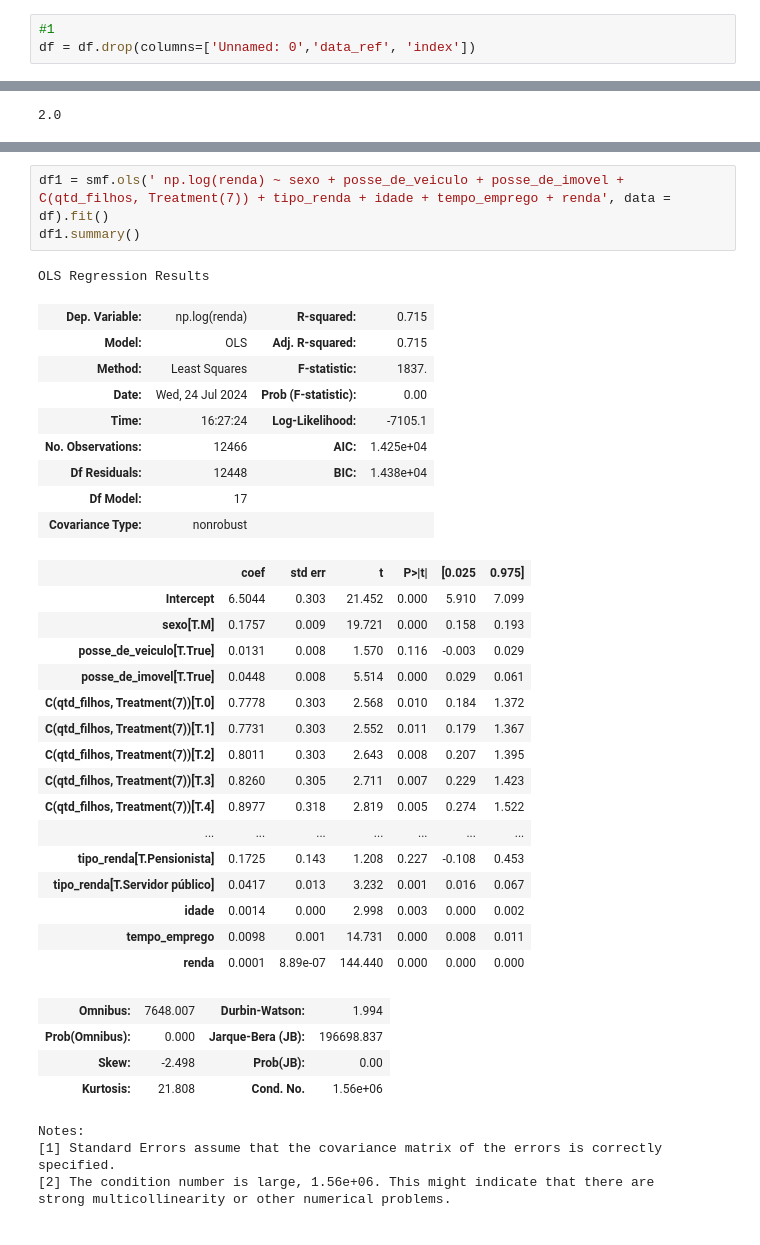
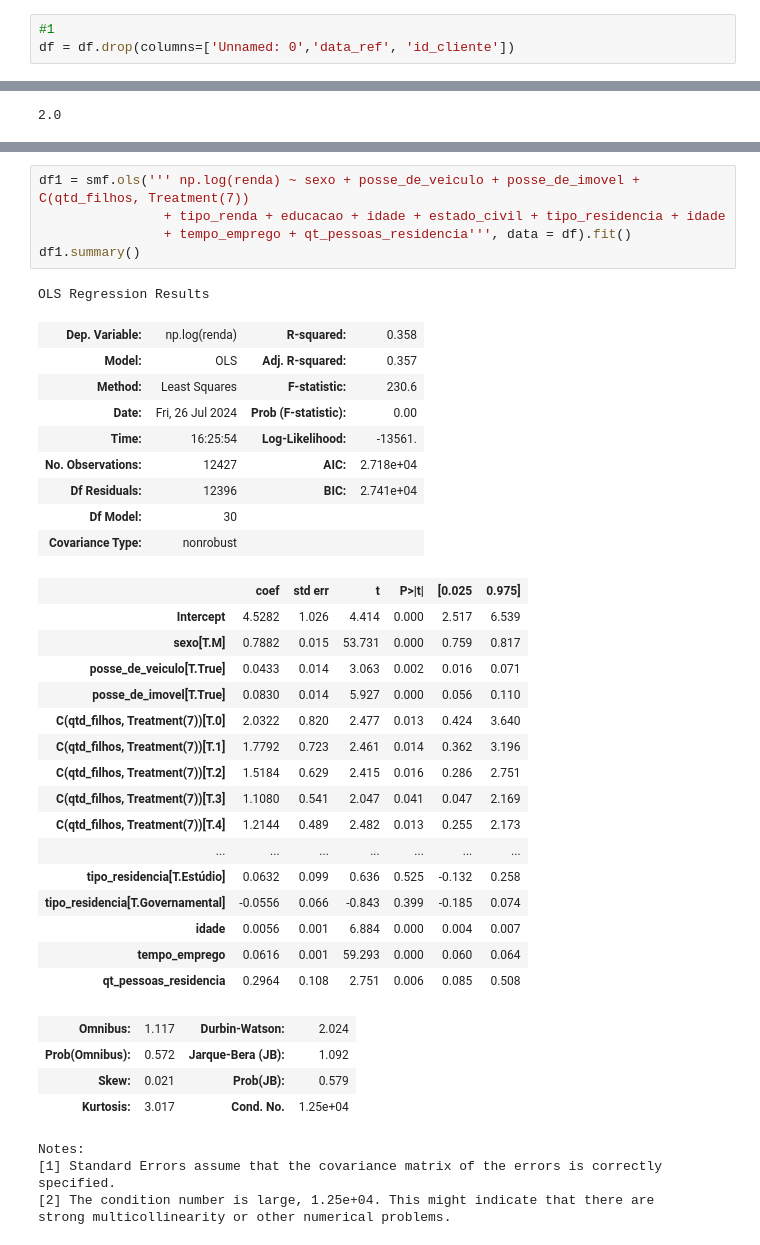
Before and after one commit to Vitor-GS-commits/Ciencia-de-Dados, a Jupyter notebook: Desenvolvimento de aplicações com Python/Regressâo II/Mod13_Tarefa_I(1).ipynb, the cells around one changed output, grey strips where cells are left out. Saved outputs shown, nothing was run; the diff lists cells and outputs as text.

```diff
--- a/Desenvolvimento de aplicações com Python/Regressâo II/Mod13_Tarefa_I(1).ipynb
+++ b/Desenvolvimento de aplicações com Python/Regressâo II/Mod13_Tarefa_I(1).ipynb
@@ -82,7 +84,7 @@ Index(['Unnamed: 0', 'data_ref', 'index', 'sexo', 'posse_de_veiculo',
       dtype='object')
 # %%
 #1
-df = df.drop(columns=['Unnamed: 0','data_ref', 'index'])
+df = df.drop(columns=['Unnamed: 0','data_ref', 'id_cliente'])
 # %%
 df.info()
 # %% [output]
@@ -132,38 +140,40 @@ Name: count, dtype: int64
 # %%
-df1 = smf.ols(' np.log(renda) ~ sexo + posse_de_veiculo + posse_de_imovel + C(qtd_filhos, Treatment(7)) + tipo_renda + idade + tempo_emprego + renda', data = df).fit()
+df1 = smf.ols(''' np.log(renda) ~ sexo + posse_de_veiculo + posse_de_imovel + C(qtd_filhos, Treatment(7))
+                + tipo_renda + educacao + idade + estado_civil + tipo_residencia + idade
+                + tempo_emprego + qt_pessoas_residencia''', data = df).fit()
 df1.summary()
 # %% [output]
 OLS Regression Results
-| Dep. Variable: | np.log(renda) | R-squared: | 0.715 |
-| Model: | OLS | Adj. R-squared: | 0.715 |
-| Method: | Least Squares | F-statistic: | 1837. |
-| Date: | Wed, 24 Jul 2024 | Prob (F-statistic): | 0.00 |
-| Time: | 16:27:24 | Log-Likelihood: | -7105.1 |
-| No. Observations: | 12466 | AIC: | 1.425e+04 |
-| Df Residuals: | 12448 | BIC: | 1.438e+04 |
-| Df Model: | 17 |  |  |
+| Dep. Variable: | np.log(renda) | R-squared: | 0.358 |
+| Model: | OLS | Adj. R-squared: | 0.357 |
+| Method: | Least Squares | F-statistic: | 230.6 |
+| Date: | Fri, 26 Jul 2024 | Prob (F-statistic): | 0.00 |
+| Time: | 16:25:54 | Log-Likelihood: | -13561. |
+| No. Observations: | 12427 | AIC: | 2.718e+04 |
+| Df Residuals: | 12396 | BIC: | 2.741e+04 |
+| Df Model: | 30 |  |  |
 | Covariance Type: | nonrobust |  |  |
 |  | coef | std err | t | P>|t| | [0.025 | 0.975] |
-| Intercept | 6.5044 | 0.303 | 21.452 | 0.000 | 5.910 | 7.099 |
-| sexo[T.M] | 0.1757 | 0.009 | 19.721 | 0.000 | 0.158 | 0.193 |
-| posse_de_veiculo[T.True] | 0.0131 | 0.008 | 1.570 | 0.116 | -0.003 | 0.029 |
-| posse_de_imovel[T.True] | 0.0448 | 0.008 | 5.514 | 0.000 | 0.029 | 0.061 |
-| C(qtd_filhos, Treatment(7))[T.0] | 0.7778 | 0.303 | 2.568 | 0.010 | 0.184 | 1.372 |
-| C(qtd_filhos, Treatment(7))[T.1] | 0.7731 | 0.303 | 2.552 | 0.011 | 0.179 | 1.367 |
-| C(qtd_filhos, Treatment(7))[T.2] | 0.8011 | 0.303 | 2.643 | 0.008 | 0.207 | 1.395 |
-| C(qtd_filhos, Treatment(7))[T.3] | 0.8260 | 0.305 | 2.711 | 0.007 | 0.229 | 1.423 |
-| C(qtd_filhos, Treatment(7))[T.4] | 0.8977 | 0.318 | 2.819 | 0.005 | 0.274 | 1.522 |
+| Intercept | 4.5282 | 1.026 | 4.414 | 0.000 | 2.517 | 6.539 |
+| sexo[T.M] | 0.7882 | 0.015 | 53.731 | 0.000 | 0.759 | 0.817 |
+| posse_de_veiculo[T.True] | 0.0433 | 0.014 | 3.063 | 0.002 | 0.016 | 0.071 |
+| posse_de_imovel[T.True] | 0.0830 | 0.014 | 5.927 | 0.000 | 0.056 | 0.110 |
+| C(qtd_filhos, Treatment(7))[T.0] | 2.0322 | 0.820 | 2.477 | 0.013 | 0.424 | 3.640 |
+| C(qtd_filhos, Treatment(7))[T.1] | 1.7792 | 0.723 | 2.461 | 0.014 | 0.362 | 3.196 |
+| C(qtd_filhos, Treatment(7))[T.2] | 1.5184 | 0.629 | 2.415 | 0.016 | 0.286 | 2.751 |
+| C(qtd_filhos, Treatment(7))[T.3] | 1.1080 | 0.541 | 2.047 | 0.041 | 0.047 | 2.169 |
+| C(qtd_filhos, Treatment(7))[T.4] | 1.2144 | 0.489 | 2.482 | 0.013 | 0.255 | 2.173 |
 | ... | ... | ... | ... | ... | ... | ... |
-| tipo_renda[T.Pensionista] | 0.1725 | 0.143 | 1.208 | 0.227 | -0.108 | 0.453 |
-| tipo_renda[T.Servidor público] | 0.0417 | 0.013 | 3.232 | 0.001 | 0.016 | 0.067 |
-| idade | 0.0014 | 0.000 | 2.998 | 0.003 | 0.000 | 0.002 |
-| tempo_emprego | 0.0098 | 0.001 | 14.731 | 0.000 | 0.008 | 0.011 |
-| renda | 0.0001 | 8.89e-07 | 144.440 | 0.000 | 0.000 | 0.000 |
+| tipo_residencia[T.Estúdio] | 0.0632 | 0.099 | 0.636 | 0.525 | -0.132 | 0.258 |
+| tipo_residencia[T.Governamental] | -0.0556 | 0.066 | -0.843 | 0.399 | -0.185 | 0.074 |
+| idade | 0.0056 | 0.001 | 6.884 | 0.000 | 0.004 | 0.007 |
+| tempo_emprego | 0.0616 | 0.001 | 59.293 | 0.000 | 0.060 | 0.064 |
+| qt_pessoas_residencia | 0.2964 | 0.108 | 2.751 | 0.006 | 0.085 | 0.508 |
-| Omnibus: | 7648.007 | Durbin-Watson: | 1.994 |
-| Prob(Omnibus): | 0.000 | Jarque-Bera (JB): | 196698.837 |
-| Skew: | -2.498 | Prob(JB): | 0.00 |
-| Kurtosis: | 21.808 | Cond. No. | 1.56e+06 |
+| Omnibus: | 1.117 | Durbin-Watson: | 2.024 |
+| Prob(Omnibus): | 0.572 | Jarque-Bera (JB): | 1.092 |
+| Skew: | 0.021 | Prob(JB): | 0.579 |
+| Kurtosis: | 3.017 | Cond. No. | 1.25e+04 |
 Notes:
 [1] Standard Errors assume that the covariance matrix of the errors is correctly specified.
-[2] The condition number is large, 1.56e+06. This might indicate that there are
+[2] The condition number is large, 1.25e+04. This might indicate that there are
 strong multicollinearity or other numerical problems.
```
Also changed, not shown: parts of 13 cells of this notebook.
